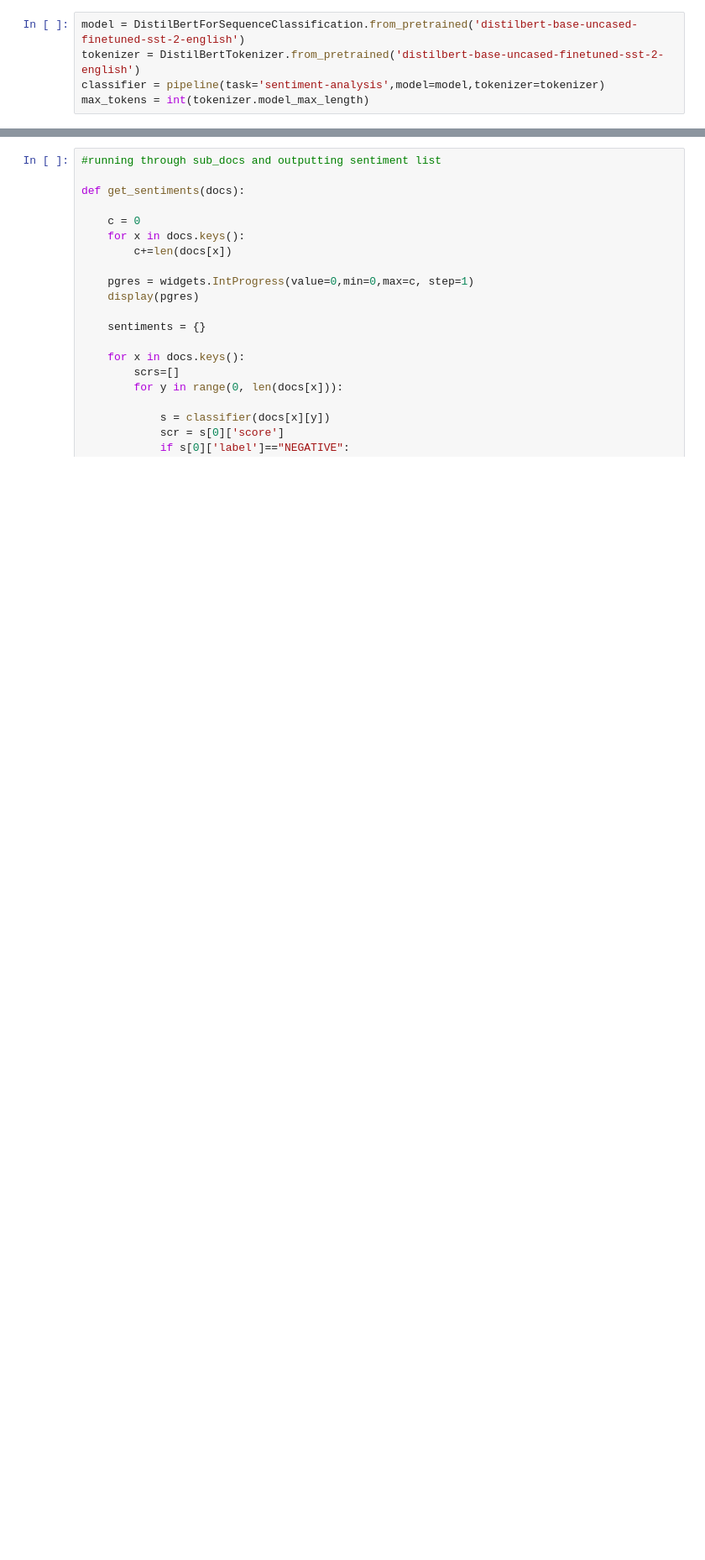
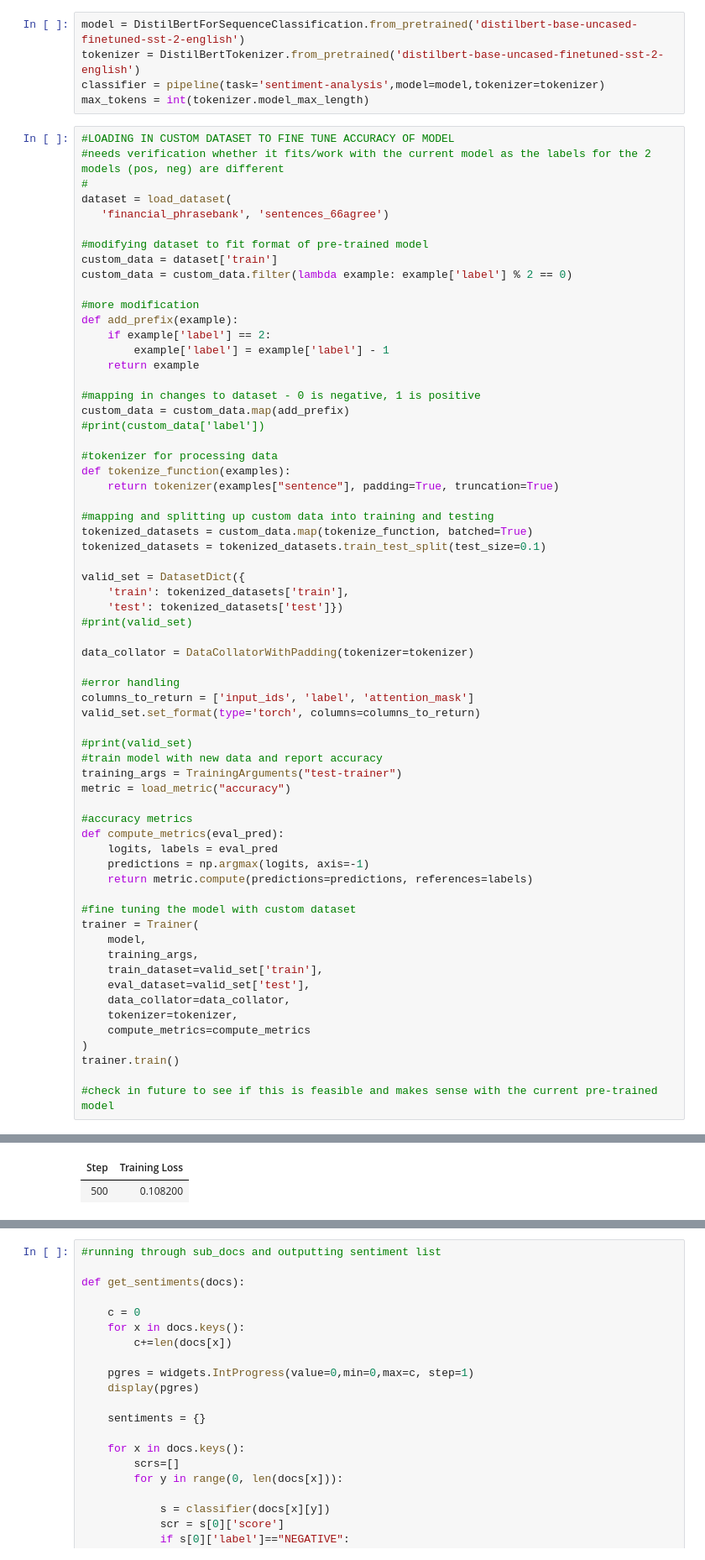
Before and after one commit to adp12/CourseProject, a Jupyter notebook: corpus_updated.ipynb, the cells around one changed output, grey strips where cells are left out. Shown: that part at 84% size. Drawn from its saved outputs; the diff is of its cells as text; blank space fills up the shorter version.

Commit message:
added partial finetuning to corpus_updated; needs verification

```diff
--- a/corpus_updated.ipynb
+++ b/corpus_updated.ipynb
@@ -34,3 +36,68 @@ model = DistilBertForSequenceClassification.from_pretrained('distilbert-base-unc
 tokenizer = DistilBertTokenizer.from_pretrained('distilbert-base-uncased-finetuned-sst-2-english')
 classifier = pipeline(task='sentiment-analysis',model=model,tokenizer=tokenizer)
 max_tokens = int(tokenizer.model_max_length)
+# %%
+#LOADING IN CUSTOM DATASET TO FINE TUNE ACCURACY OF MODEL
+#needs verification whether it fits/work with the current model as the labels for the 2 models (pos, neg) are different
+#
+dataset = load_dataset(
+   'financial_phrasebank', 'sentences_66agree')
+
+#modifying dataset to fit format of pre-trained model
+custom_data = dataset['train']
+custom_data = custom_data.filter(lambda example: example['label'] % 2 == 0)
+
+#more modification
+def add_prefix(example):
+    if example['label'] == 2:
+        example['label'] = example['label'] - 1
+    return example
+
+#mapping in changes to dataset - 0 is negative, 1 is positive
+custom_data = custom_data.map(add_prefix)
+#print(custom_data['label'])
+
+#tokenizer for processing data
+def tokenize_function(examples):
+    return tokenizer(examples["sentence"], padding=True, truncation=True)
+
+#mapping and splitting up custom data into training and testing
+tokenized_datasets = custom_data.map(tokenize_function, batched=True)
+tokenized_datasets = tokenized_datasets.train_test_split(test_size=0.1)
+
+valid_set = DatasetDict({
+    'train': tokenized_datasets['train'],
+    'test': tokenized_datasets['test']})
+#print(valid_set)
+
+data_collator = DataCollatorWithPadding(tokenizer=tokenizer)
+
+#error handling
+columns_to_return = ['input_ids', 'label', 'attention_mask']
+valid_set.set_format(type='torch', columns=columns_to_return)
+
+#print(valid_set)
+#train model with new data and report accuracy
+training_args = TrainingArguments("test-trainer")
+metric = load_metric("accuracy")
+
+#accuracy metrics
+def compute_metrics(eval_pred):
+    logits, labels = eval_pred
+    predictions = np.argmax(logits, axis=-1)
+    return metric.compute(predictions=predictions, references=labels)
+
+#fine tuning the model with custom dataset
+trainer = Trainer(
+    model,
+    training_args,
+    train_dataset=valid_set['train'],
+    eval_dataset=valid_set['test'],
+    data_collator=data_collator,
+    tokenizer=tokenizer,
+    compute_metrics=compute_metrics
+)
+trainer.train()
+
+#check in future to see if this is feasible and makes sense with the current pre-trained model
+# %% [output]
@@ -36,0 +128,2 @@ max_tokens = int(tokenizer.model_max_length)
+| Step | Training Loss |
+| 500 | 0.108200 |
```
Also changed, not shown: parts of 24 cells of this notebook.
